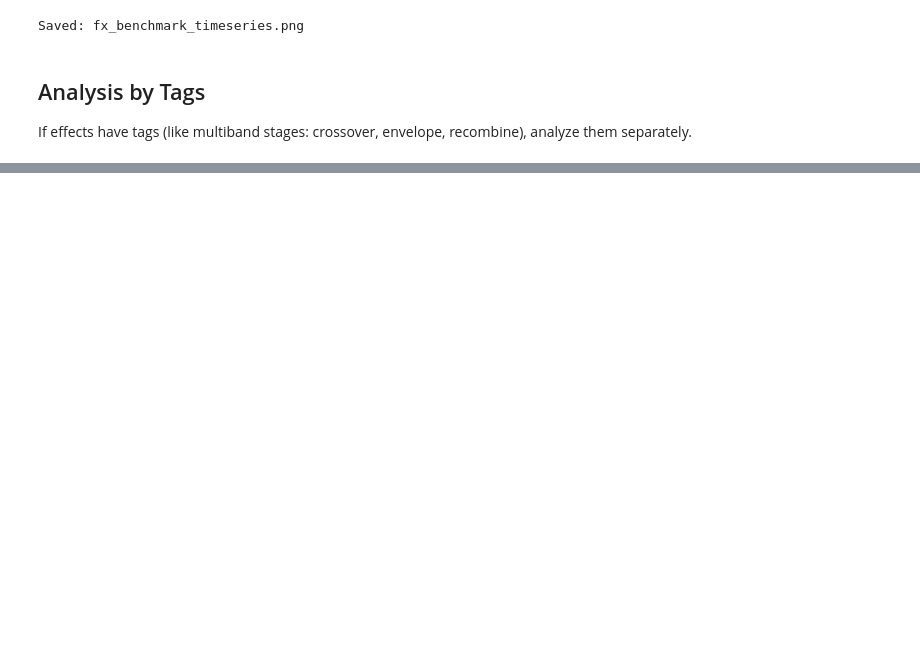
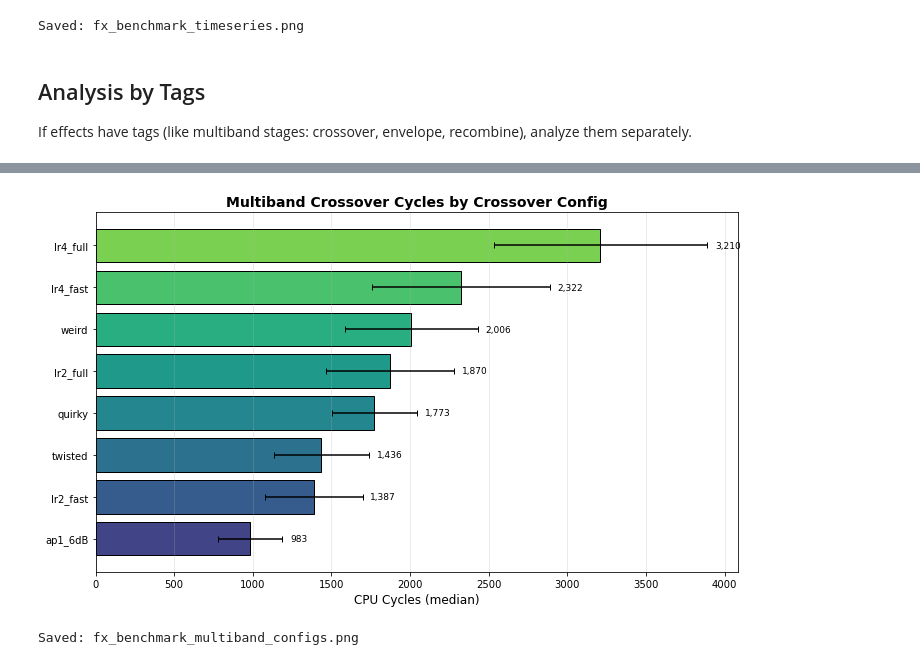
Before and after one commit to GratefulTony/DelugeFirmware, a Jupyter notebook: contrib/analysis/fx_benchmark_analysis.ipynb, the cells around one changed output, grey strips where cells are left out. Cells and saved outputs as stored; diff of their text form; code cells hidden in the pictures; blank space fills up the shorter version.

```diff
--- a/contrib/analysis/fx_benchmark_analysis.ipynb
+++ b/contrib/analysis/fx_benchmark_analysis.ipynb
@@ -250,3 +268,69 @@ No tagged data found
+# %%
+# Bar chart comparing multiband total cycles by crossover config
+df_multiband = df[df["fx"] == "multiband"]
+
+if len(df_multiband) > 0 and df_multiband["tags"].notna().any():
+    # Extract crossover type from tags (e.g., "total,ap1_6dB" -> "ap1_6dB")
+    total_data = df_multiband[
+        df_multiband["tags"].str.contains("crossover", na=False)
+    ].copy()
+
+    if len(total_data) > 0:
+        # Extract crossover config from tag
+        total_data["crossover_config"] = total_data["tags"].apply(
+            lambda x: x.split(",")[1] if "," in x else x
+        )
+
+        # Calculate stats per config
+        config_stats = total_data.groupby("crossover_config")["cycles"].agg(
+            ["median", "std", "count"]
+        )
+        config_stats = config_stats.sort_values("median")
+
+        fig, ax = plt.subplots(figsize=(10, 6))
+
+        colors = plt.cm.viridis(np.linspace(0.2, 0.8, len(config_stats)))
+
+        bars = ax.barh(
+            range(len(config_stats)),
+            config_stats["median"],
+            xerr=config_stats["std"],
+            color=colors,
+            edgecolor="black",
+            capsize=3,
+        )
+
+        ax.set_yticks(range(len(config_stats)))
+        ax.set_yticklabels(config_stats.index)
+        ax.set_xlabel("CPU Cycles (median)", fontsize=12)
+        ax.set_title(
+            "Multiband Crossover Cycles by Crossover Config",
+            fontsize=14,
+            fontweight="bold",
+        )
+        ax.grid(axis="x", alpha=0.3)
+
+        # Add value labels
+        for i, (cycles, bar) in enumerate(zip(config_stats["median"], bars)):
+            ax.text(
+                cycles + config_stats["std"].iloc[i] + 50,
+                i,
+                f"{cycles:,.0f}",
+                va="center",
+                fontsize=9,
+            )
+
+        plt.tight_layout()
+        plt.savefig("fx_benchmark_multiband_configs.png", dpi=150, bbox_inches="tight")
+        plt.show()
+        print("Saved: fx_benchmark_multiband_configs.png")
+    else:
+        print("No 'crossover' tagged multiband data found")
+else:
+    print("No multiband data with tags found")
+# %% [output]
+[figure, added]
+Saved: fx_benchmark_multiband_configs.png
 # %%
 # Export summary to markdown for documentation
 print("\n## Markdown Summary (copy to docs)\n")
```
Also changed, not shown: parts of 7 cells of this notebook, 58 other files.
